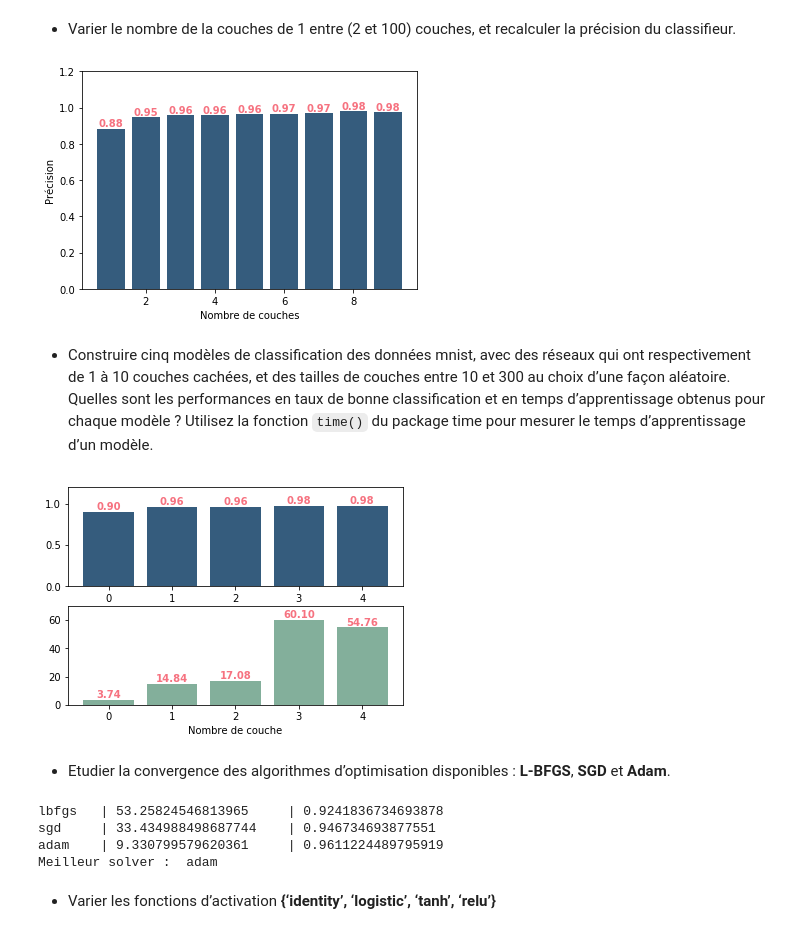
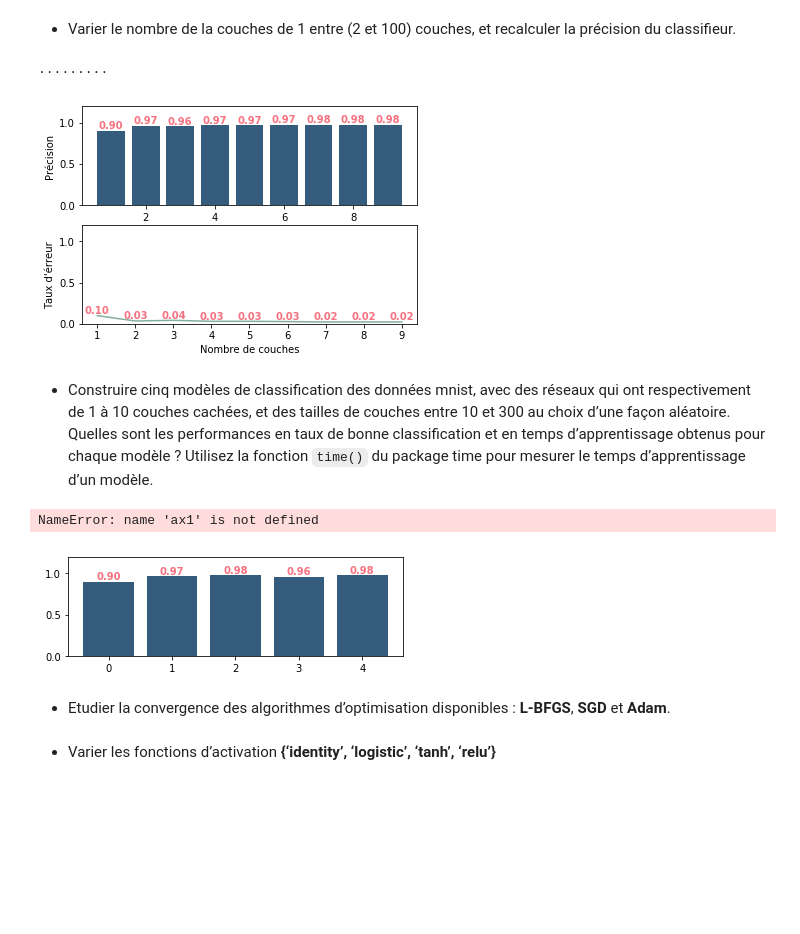
Before and after one commit to Kihansi95/apprentissage, a Jupyter notebook: TP2_ANN.ipynb, the cells around one changed output. Saved outputs shown, nothing was run; the diff lists cells and outputs as text; code cells hidden in the pictures; blank space fills up the shorter version.

```diff
--- a/TP2_ANN.ipynb
+++ b/TP2_ANN.ipynb
@@ -64,7 +65,8 @@ Precision =  0.9531632653061225
 max_l = 10
 min_l = 1
 precisions = np.zeros(max_l - min_l)
-hidden_layer = (50,)* (max_l-min_l)
+error_rate = np.zeros(max_l - min_l)
+hidden_layer = (50,)*(max_l - min_l+1)
 
 for n_layer in range (max_l - min_l):
 
@@ -72,13 +74,18 @@ for n_layer in range (max_l - min_l):
     x_train, x_test, y_train, y_test = model_selection.train_test_split(data, target, train_size=0.8, test_size=0.2)
 
     # Init modèle
-    hidden_layer += (50,)
+    #hidden_layer += (50,)
     MLP_model = MLPClassifier(hidden_layer_sizes = hidden_layer[0:n_layer])
     MLP_model.fit(x_train, y_train)
     y_predict = MLP_model.predict(x_test)
 
     precisions[n_layer] = precision_score(y_test, y_predict, average='micro')
+    error_rate[n_layer] = 1 - accuracy_score(y_test, y_predict)
+    print('.', end='')
+# %% [output]
+.........
 # %%
+plt.subplot(2, 1, 1)
 plt.bar(range(min_l, max_l), precisions, color='#355C7D')
 plt.ylim(0,1.2)
 for i in range(max_l - min_l):
@@ -86,9 +93,19 @@ for i in range(max_l - min_l):
 
 plt.xlabel("Nombre de couches")
 plt.ylabel("Précision")
+
+plt.subplot(2, 1, 2)
+plt.plot(range(min_l, max_l), error_rate, color='#83AF9B')
+plt.ylim(0,1.2)
+for i in range(max_l - min_l):
+    plt.text(i+1, error_rate[i], "%.2f" % error_rate[i], fontweight='bold', color='#F67280', ha='center', va='bottom')
+
+plt.xlabel("Nombre de couches")
+plt.ylabel("Taux d'érreur")
+
 plt.show()
 # %% [output]
-[figure, old version]
+[figure, new version]
 # %% [markdown]
 - Construire cinq modèles de classification des données mnist, avec des réseaux qui ont respectivement de 1 à 10 couches cachées, et des tailles de
 couches entre 10 et 300 au choix d’une façon aléatoire. Quelles sont les performances en taux de bonne classification et en temps d’apprentissage
@@ -97,6 +114,8 @@ obtenus pour chaque modèle ? Utilisez la fonction `time()` du package time pour
 # nb_hidden_layer == nombre de couche pour le modèle courant
 temps_exec = np.zeros(5)
 precisions = np.zeros(5)
+error_rate = np.zeros(5)
+
 for model in range(5):
 
     nb_hidden_layer = model * 2
@@ -120,23 +139,28 @@ for model in range(5):
     # Calcul précision
     y_predict = MLP_model.predict(x_test)
     precisions[model] = precision_score(y_test, y_predict, average='micro')
+    error_rate[model] = 1 - accuracy_score(y_test, y_predict)
 # %%
 plt.subplot(2, 1, 1)
-plt.bar(range(5), precisions, color='#355C7D')
+plt.bar(range(5)*2 , precisions, color='#355C7D')
 plt.ylim(0,1.2)
 for i in range(5):
     plt.text(i, precisions[i], "%.2f"%precisions[i], fontweight='bold', color='#F67280', ha='center', va='bottom')
+plt.set_title('Précision')
 
 plt.subplot(2, 1, 2)
-plt.bar(range(5), temps_exec, color='#83AF9B')
+plt.bar(range(5)*2 , temps_exec, color='#83AF9B')
 plt.ylim(0, 70)
 for i in range(5):
     plt.text(i, temps_exec[i], "%.2f"%temps_exec[i], fontweight='bold', color='#F67280', ha='center', va='bottom')
+plt.set_title('Temps d\'entraînement')
 
+plt.set_xlabel('Model de nombre de couche augmentant')
 plt.xlabel("Nombre de couche")
 plt.show()
 # %% [output]
+NameError: name 'ax1' is not defined
-[figure, old version]
+[figure, new version]
 # %% [markdown]
 - Etudier la convergence des algorithmes d’optimisation disponibles : **L-BFGS**, **SGD** et **Adam**.
 # %%
@@ -145,6 +169,8 @@ solvers = ['lbfgs', 'sgd', 'adam']
 temps_execs = np.zeros(3)
 precisions = np.zeros(3)
 
+print("solver\t| précision \t| temps d'entraînement")
+print("============================================")
 for i in range(3):
 
     t_before = time()
@@ -157,14 +183,10 @@ for i in range(3):
     y_predict = MLP_model.predict(x_test)
     precisions[i] = precision_score(y_test, y_predict, average='micro')
 
-    print(solvers[i], '\t|', temps_execs[i], '\t|', precisions[i])
+    print(solvers[i], '\t|', "%.3f" % temps_execs[i], '\t|', "%.3f" % precisions[i])
 
-print("Meilleur solver : ", solvers[ np.argmin(temps_execs) ])
+print("Meilleur solver pour la précision : ", solvers[ np.argmin(precisions) ])
+print("Meilleur solver pour le temps d'entraînement : ", solvers[ np.argmin(temps_execs) ])
-# %% [output]
-lbfgs   | 53.25824546813965     | 0.9241836734693878
-sgd     | 33.434988498687744    | 0.946734693877551
-adam    | 9.330799579620361     | 0.9611224489795919
-Meilleur solver :  adam
 # %% [markdown]
 - Varier les fonctions d’activation **{‘identity’, ‘logistic’, ‘tanh’, ‘relu’}**
 # %%
```
Also changed, not shown: parts of 4 cells of this notebook.
